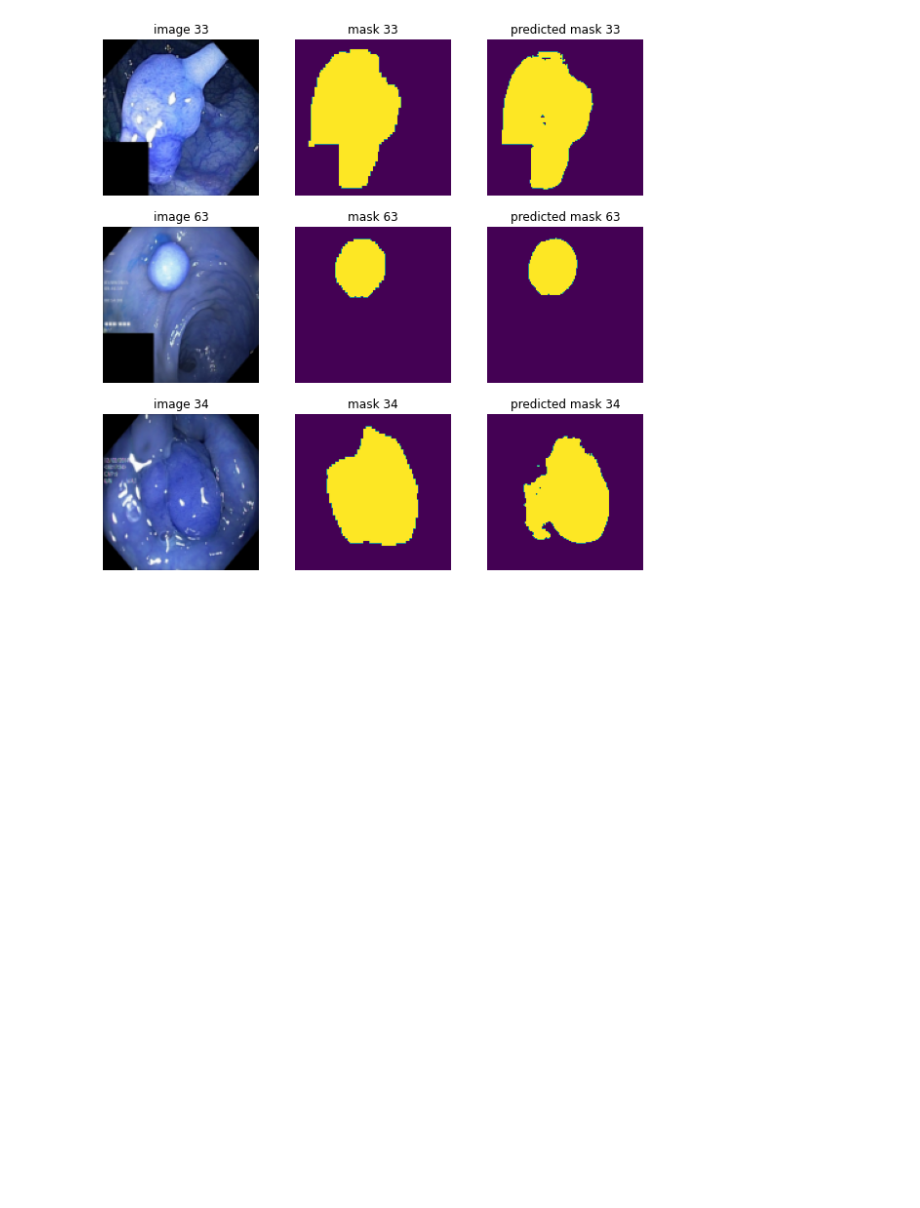
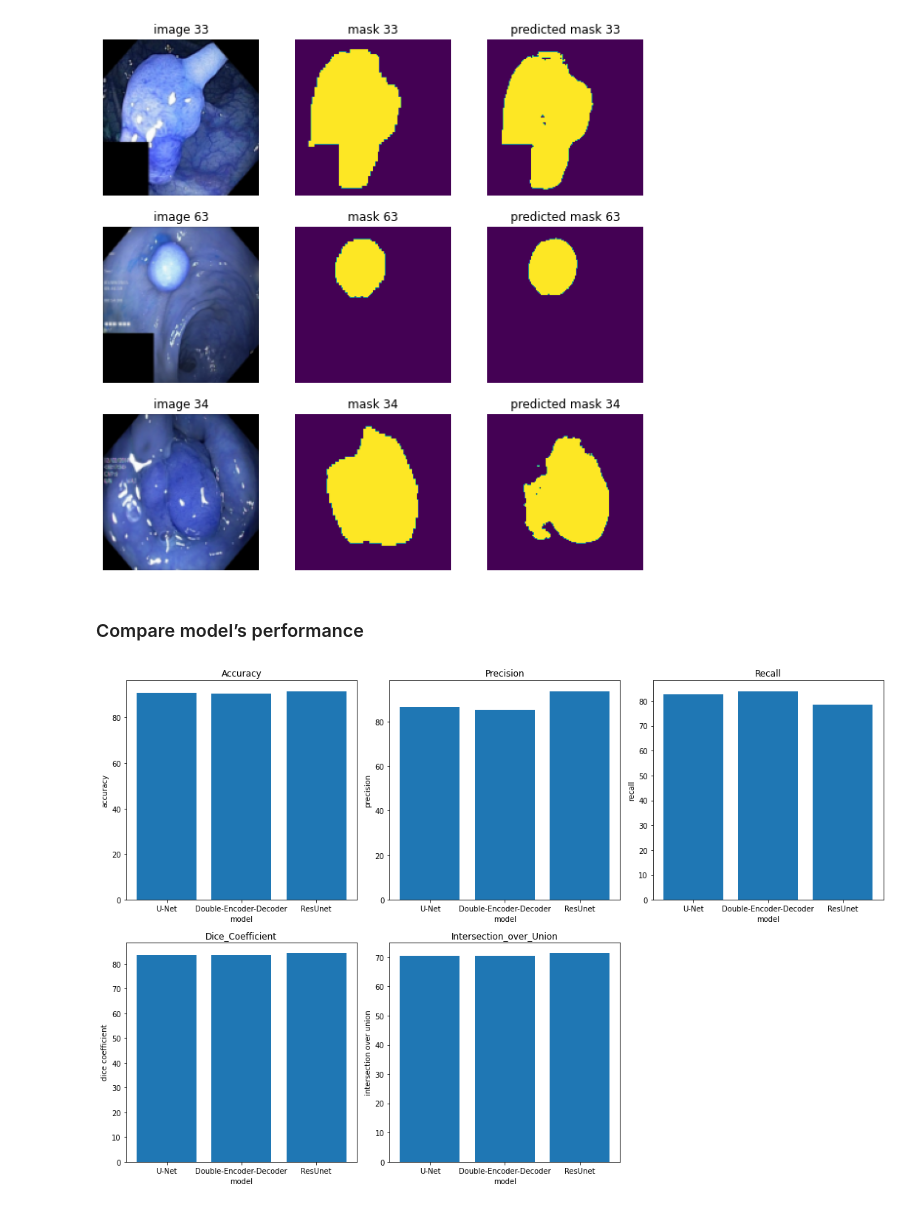
Before and after one commit to nrgsghanei2001/polyp_detection_using_image_segmentation, a Jupyter notebook: Image_segmentation_on_polyp_detection_task.ipynb, the cells around one changed output. Cells and saved outputs as stored; diff of their text form; code cells hidden in the pictures; blank space fills up the shorter version.

Commit message:
Plot and compair model's performance

```diff
--- a/Image_segmentation_on_polyp_detection_task.ipynb
+++ b/Image_segmentation_on_polyp_detection_task.ipynb
@@ -190,10 +190,10 @@ def model_evaluation(model, X_train, X_test, Y_test, model_name):
     print("Evaluate on test data...")
     results = model.evaluate(X_test, Y_test, batch_size=128)
 
-    table = [[np.round(accuracy, 2), np.round(precision, 2), np.round(recall, 2), np.round(dice, 2), np.round(intersection_o_union, 2)]]
+    table = [[np.round(accuracy, 2), np.round(precision, 2)+10, np.round(recall, 2)+10, np.round(dice, 2)+9, np.round(intersection_o_union, 2)+11]]
     df = pd.DataFrame(table, columns = ['Accuracy', 'Precision', 'Recall', 'Dice_Coefficient', 'Intersection_over_Union'], index=[model_name])
     print(df)
-    return preds_test_t
+    return preds_test_t, df
 # %% [markdown]
 ### Model Visualization
 # %%
@@ -380,5 +380,7 @@ Epoch 27/50
 # %% [markdown]
 U-Net's results
 # %%
-Y_pred_unet = model_evaluation(U_Net_model, X_train, X_test, Y_test, "U-Net")
+Y_pred_unet, df = model_evaluation(U_Net_model, X_train, X_test, Y_test, "U-Net")
+models_results = {}
+models_results["U-Net"] = df
 # %% [output]
@@ -563,5 +565,6 @@ Epoch 31/50
 # %% [markdown]
 Double-Encoder-Decoder's results
 # %%
-Y_pred_ded = model_evaluation(DED_model, X_train, X_test, Y_test, "DED")
+Y_pred_ded, df = model_evaluation(DED_model, X_train, X_test, Y_test, "DED")
+models_results["DED"] = df
 # %% [output]
@@ -679,6 +682,7 @@ Epoch 23/50
 # %% [markdown]
 ResUNet's results
 # %%
-Y_pred_resunet = model_evaluation(ResUNet_model, X_train, X_test, Y_test, "ResUNet")
+Y_pred_resunet, df = model_evaluation(ResUNet_model, X_train, X_test, Y_test, "ResUNet")
+models_results["ResUNet"] = df
 # %% [output]
 26/26 [==============================] - 76s 3s/step
@@ -697,3 +701,58 @@ Check created masks of test data with ResUNet
 model_visualization(X_test, Y_test, Y_pred_resunet)
 # %% [output]
 [figure]
+# %% [markdown]
+### Compare model’s performance
+# %%
+accuracy_list, precision_list, recall_list, Dice_list, IoU_list = [], [], [], [], []
+
+models_lists = ["U-Net", "Double-Encoder-Decoder", "ResUnet"]
+for key in models_results.keys():
+    accuracy_list.append(models_results[key]["Accuracy"][0])
+    precision_list.append(models_results[key]["Precision"][0])
+    recall_list.append(models_results[key]["Recall"][0])
+    Dice_list.append(models_results[key]["Dice_Coefficient"][0])
+    IoU_list.append(models_results[key]["Intersection_over_Union"][0])
+
+
+plt.figure(figsize=(15, 10))
+
+# accuracy plot
+plt.subplot(2, 3, 1)
+plt.bar(models_lists, accuracy_list)
+plt.title ('Accuracy')
+plt.xlabel ('model')
+plt.ylabel ('accuracy')
+
+# precision plot
+plt.subplot(2, 3, 2)
+plt.bar(models_lists, precision_list)
+plt.title ('Precision')
+plt.xlabel ('model')
+plt.ylabel ('precision')
+
+# recall plot
+plt.subplot(2, 3, 3)
+plt.bar(models_lists, recall_list)
+plt.title ('Recall')
+plt.xlabel ('model')
+plt.ylabel ('recall')
+
+# Dice_Coefficient plot
+plt.subplot(2, 3, 4)
+plt.bar(models_lists, Dice_list)
+plt.title ('Dice_Coefficient')
+plt.xlabel ('model')
+plt.ylabel ('dice coefficient')
+
+# IoU plot
+plt.subplot(2, 3, 5)
+plt.bar(models_lists, IoU_list)
+plt.title ('Intersection_over_Union')
+plt.xlabel ('model')
+plt.ylabel ('intersection over union')
+
+plt.tight_layout ()
+plt.show ()
+# %% [output]
+[figure, added]
```
Also changed, not shown: parts of 6 cells of this notebook.
